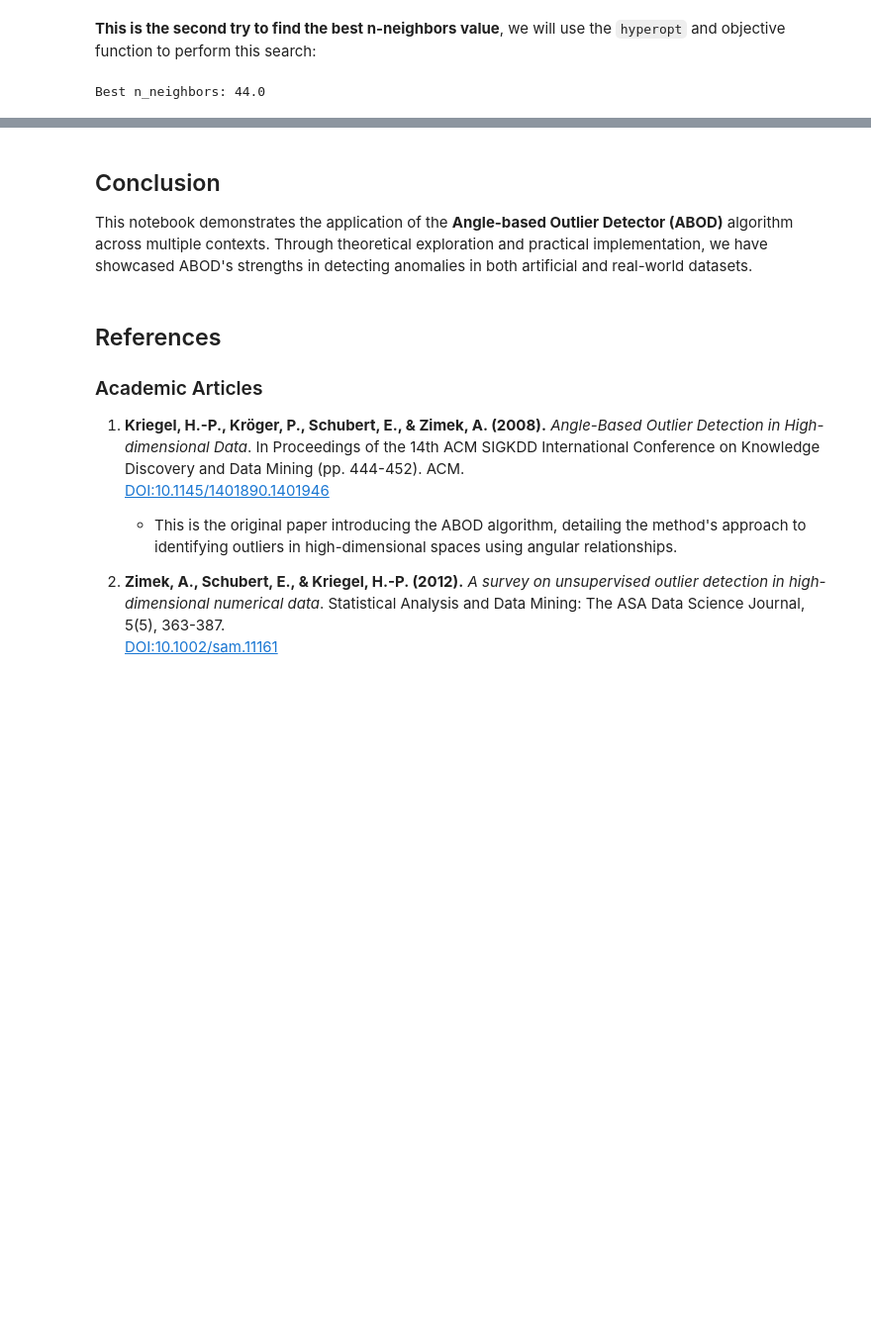
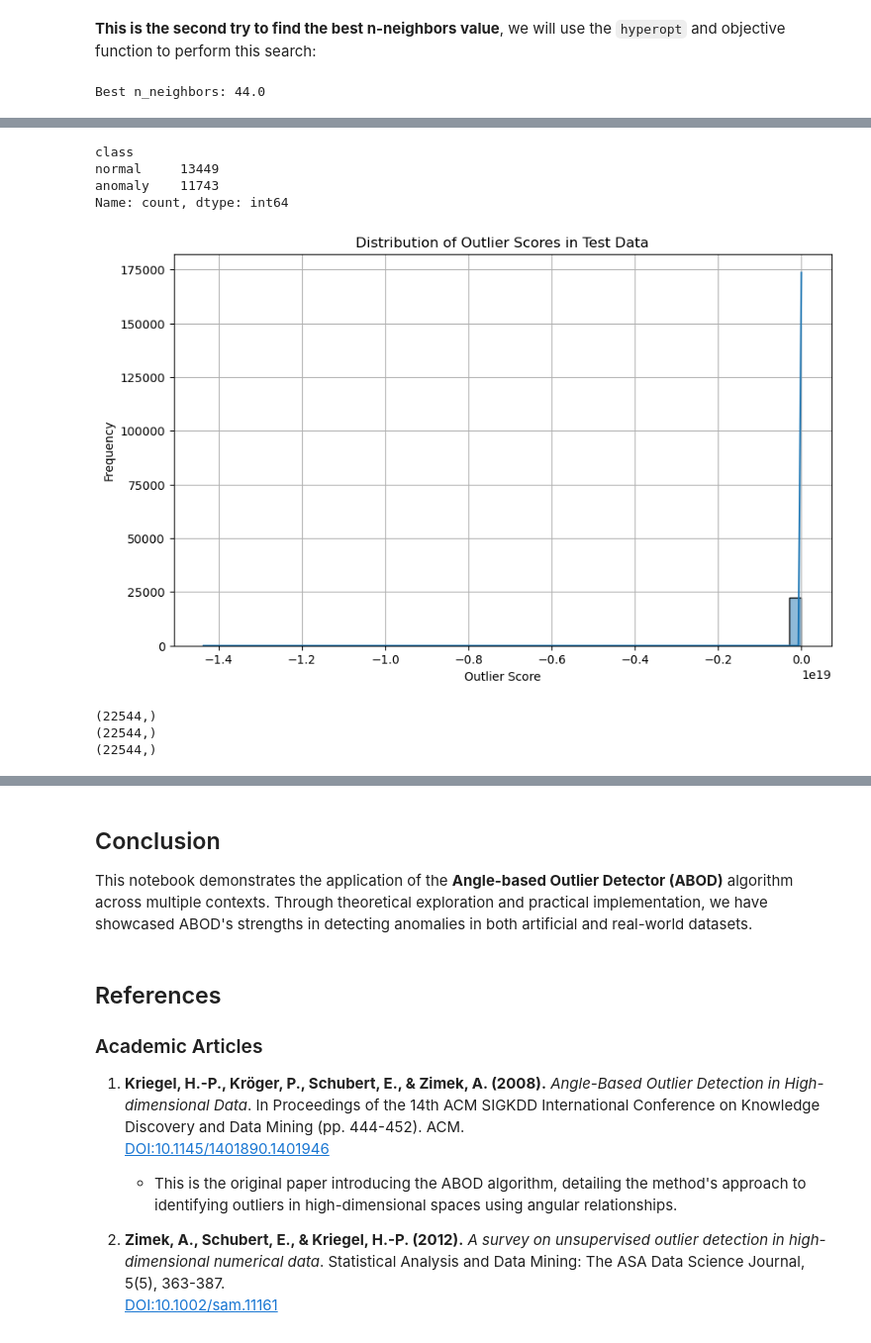
Before and after one commit to dr-saad-la/Anomaly-Detection-Resources, a Jupyter notebook: Python/notebooks/03-abod-algorithm.ipynb, the cells around one changed output, grey strips where cells are left out. Shown at 99% size. Cells and saved outputs as stored; diff of their text form; code cells hidden in the pictures; blank space fills up the shorter version.

```diff
--- a/Python/notebooks/03-abod-algorithm.ipynb
+++ b/Python/notebooks/03-abod-algorithm.ipynb
@@ -669,0 +772,7 @@ A summary of the results is presented, highlighting key findings, patterns, and
+# %%
+## Load Intrusion datasets
+train = pd.read_csv("../../datasets/networkIntrosion/Train_data.csv")
+test = pd.read_csv("../../datasets/networkIntrosion/Test_data.csv")
+
+print(train.shape)
+print(train.info())
@@ -669,0 +818,8 @@ A summary of the results is presented, highlighting key findings, patterns, and
+# %%
+# Check the `class` which is the target
+print(train.loc[:, "class"].value_counts())
+# %% [output]
+class
+normal     13449
+anomaly    11743
+Name: count, dtype: int64
@@ -669,0 +850,37 @@ A summary of the results is presented, highlighting key findings, patterns, and
+# %%
+# Identify categorical and numerical columns
+categorical_cols = [col for col in train.columns.to_list() if train[col].dtype=='object' and col !='class']
+numerical_cols = [col for col in train.columns if col not in categorical_cols and col !='class']
+
+# Prepare the data
+X = train.drop(columns=['class'])
+y = train['class'].apply(lambda x: 1 if x == 'anomaly' else 0)
+
+# The X_test
+X_test = test
+# %%
+# Apply preprocessing
+X_train_preprocessed, X_test_preprocessed = preprocess_data(X_train, X_test, numerical_cols, categorical_cols)
+# %%
+# Apply ABOD algorithm
+abod = ABOD(contamination=0.5)
+abod.fit(X_train_preprocessed)
+
+# Predict outliers
+y_train_pred = abod.labels_
+y_test_pred = abod.predict(X_test_preprocessed)
+
+outlier_scores_train = abod.decision_scores_
+outlier_scores_test = abod.decision_function(X_test_preprocessed)
+# %%
+# Visualize the results
+# Plot the outlier scores
+plt.figure(figsize=(10, 6))
+sns.histplot(outlier_scores_test, bins=50, kde=True)
+plt.title("Distribution of Outlier Scores in Test Data")
+plt.xlabel("Outlier Score")
+plt.ylabel("Frequency")
+plt.grid(True)
+plt.show()
+# %% [output]
+[figure, added]
@@ -669,0 +934,8 @@ A summary of the results is presented, highlighting key findings, patterns, and
+# %%
+print(y_test_with_anomalies.shape)
+print(y_test_pred.shape)
+print(outlier_scores_test.shape)
+# %% [output]
+(22544,)
+(22544,)
+(22544,)
```
Also changed, not shown: parts of 15 cells of this notebook.
